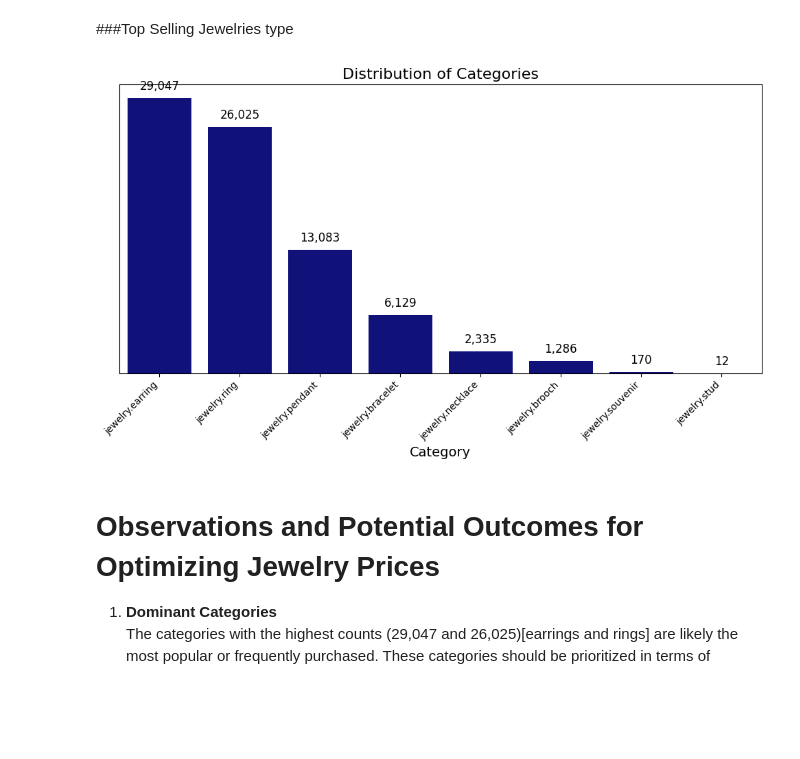
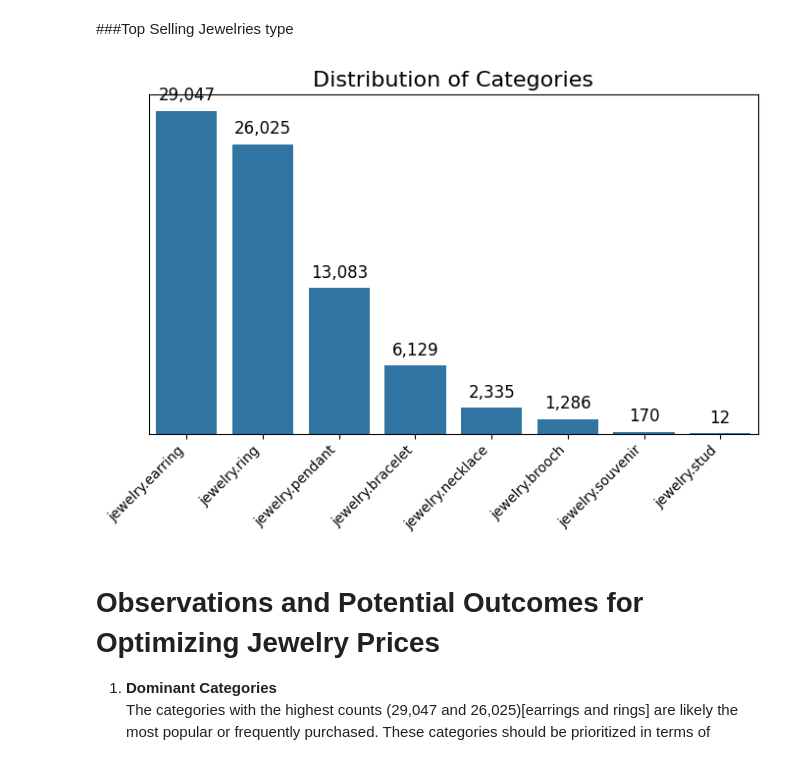
Before and after one commit to Richard-Gidi/AMDARI, a Jupyter notebook: PRICE_OPTIMIZATION/Jewelry_Optimization.ipynb, the cells around one changed output. Drawn from its saved outputs; the diff is of its cells as text; code cells hidden in the pictures; blank space fills up the shorter version.

Commit message:
Data Analysis (Price elasticity etc)

```diff
--- a/PRICE_OPTIMIZATION/Jewelry_Optimization.ipynb
+++ b/PRICE_OPTIMIZATION/Jewelry_Optimization.ipynb
@@ -398,0 +406,7 @@ This imbalance might make sense since females generally use jewelries as compare
+# %%
+# Convert Order_datetime to datetime format
+data["Order_datetime"] = pd.to_datetime(data["Order_datetime"])
+
+# Extract Year and Month
+data["Year"] = data["Order_datetime"].dt.year
+data["Month"] = data["Order_datetime"].dt.month
@@ -400,10 +567,10 @@ This imbalance might make sense since females generally use jewelries as compare
 #Data Cleaning
 # %%
 # Identify invariant features (columns with only one unique value)
-invariant_features = [col for col in data.columns if data[col].nunique() == 1]
+#invariant_features = [col for col in data.columns if data[col].nunique() == 1]
 
 # Print the invariant features
-print("Invariant Features:", invariant_features)
+#print("Invariant Features:", invariant_features)
 
 # Drop the invariant features from the DataFrame
-data = data.drop(columns=invariant_features)
+#data = data.drop(columns=invariant_features)
@@ -452,39 +620,39 @@ category_counts = data["Category"].value_counts()
 # Sort categories if necessary
 category_counts = category_counts.sort_values(ascending=False)
 
-# Plot the bar chart with dark blue color
-plt.figure(figsize=(10, 6))
-ax = sns.barplot(x=category_counts.index, y=category_counts.values, color='darkblue')
+# Plot the bar chart with custom color
+plt.figure(figsize=(7, 5))
+ax = sns.barplot(x=category_counts.index, y=category_counts.values, color='#1f77b4')
 
 # Add data labels on top of each bar
 for p in ax.patches:
     height = p.get_height()  # Get the height of the bar
     if height > 0:  # Only add labels for bars with height > 0
         ax.text(
             p.get_x() + p.get_width() / 2.,  # X position of the label
             height + 0.02 * max(category_counts),  # Y position of the label (slightly above the bar)
             f'{int(height):,}',  # Format numbers with commas
             ha='center', va='bottom',  # Center alignment
             fontsize=12, color='black',  # Font size and color
         )
 
 # Set title and labels
 plt.title('Distribution of Categories', fontsize=16)
-plt.xlabel('Category', fontsize=14)
+plt.xlabel('')  # Remove x-axis label
 plt.ylabel('Count', fontsize=14)
 
 # Rotate x-axis labels for better visibility
 plt.xticks(rotation=45, ha="right")
 
 # Remove y-axis label and gridlines
 ax.yaxis.set_visible(False)
 plt.grid(False)
 
 # Adjust layout
 plt.tight_layout()
 plt.show()
 # %% [output]
-[figure, old version]
+[figure, new version]
 # %% [markdown]
 # Observations and Potential Outcomes for Optimizing Jewelry Prices
 
```
Also changed, not shown: parts of 32 cells of this notebook.
